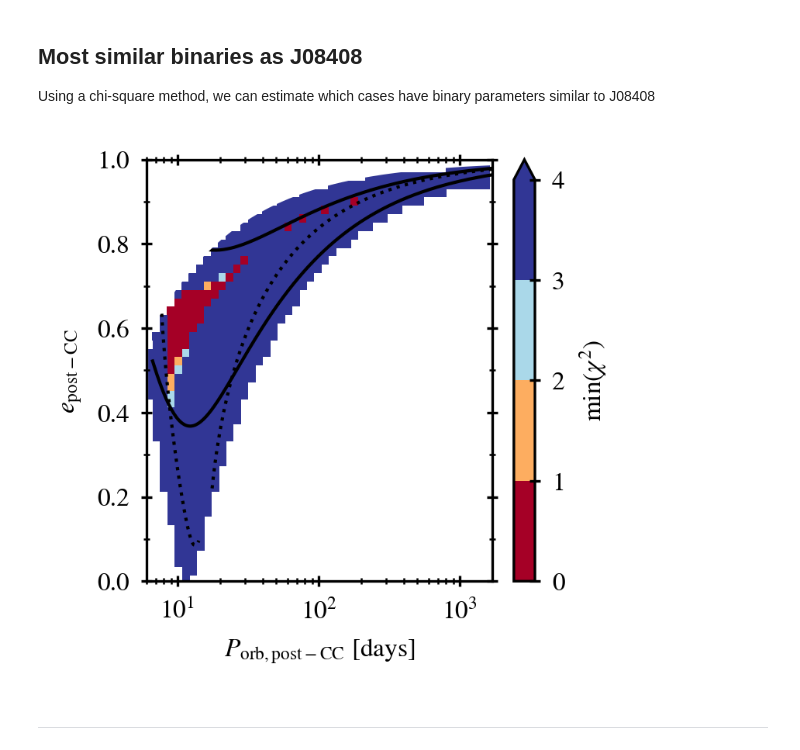
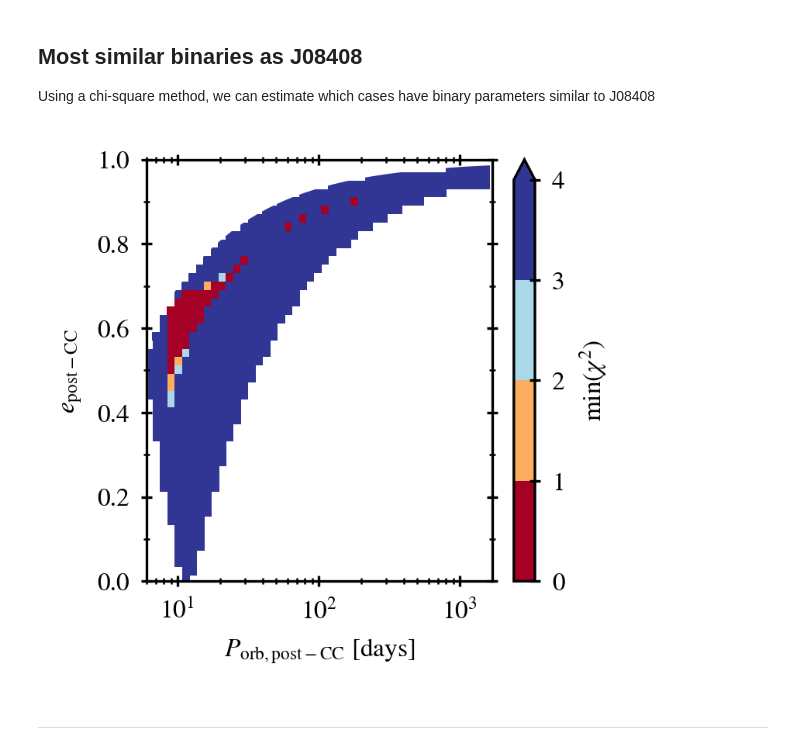
Before and after one commit to asimazbunzel/j08408, a Jupyter notebook: notebooks/grid-of-star-plus-ns.ipynb, the cells around one changed output. Drawn from its saved outputs; the diff is of its cells as text; code cells hidden in the pictures.

```diff
--- a/notebooks/grid-of-star-plus-ns.ipynb
+++ b/notebooks/grid-of-star-plus-ns.ipynb
@@ -177,6 +185,16 @@ def rlobe(m1, m2, separation):
     return RL
 
 
+def vorb(m1, m2, separation):
+    """Orbital velocity of a binary, circular orbit"""
+    m1 = m1 * Msun
+    m2 = m2 * Msun
+    separation = separation * Rsun
+
+    vorb = np.sqrt(standard_cgrav * (m1 + m2) / separation)
+    return vorb / 1e5  # km/s
+
+
 def get_line_of_constant_w(w):
     """For a given kick velocity, get orbital parameters matching velocity with a different
     set of theta values (angle in the orbital plane)
@@ -220,7 +238,14 @@ def get_line_of_constant_theta(theta, boundary=None, value=None):
     """
     # get period & eccentricity from linear momentum conservation
     _, P_f, e_f, _, _, _, _, _, _ = binary_orbits_after_kick(
-        aprecc, m1precc, m2precc, remnantmass, w_distro[:10000], theta, 0, id_distro[:10000]
+        aprecc,
+        m1precc,
+        m2precc,
+        remnantmass,
+        w_distro[:10000],
+        theta,
+        0,
+        id_distro[:10000],
     )
 
     # interpolate (this do not work for fixed theta values, just for kick strength)
@@ -312,7 +337,7 @@ def summary_with_patches(df, fig, ax):
             facecolor=state,
             lw=0,
             edgecolor="black",
-            zorder=-1
+            zorder=-1,
         )
 
         ax.add_patch(rect)
@@ -337,11 +362,13 @@ for k, e_tmp in enumerate(e_allorbits):
 
     # find out how many are above the limit for SN merger
     emax_tmp = 1 - (r2precc / a_tmp)
-    if e_tmp > emax_tmp: sn_merge_orbits[k] = 1
+    if e_tmp > emax_tmp:
+        sn_merge_orbits[k] = 1
 
     # find out how many have R/RL > 1 but without entering the SN merger regime
     R_div_RL_tmp = r2precc / rlobe(m2precc, remnantmass, a_tmp * (1 - e_tmp))
-    if R_div_RL_tmp > 1 and sn_merge_orbits[k] < 1: rlof_orbits[k] = 1
+    if R_div_RL_tmp > 1 and sn_merge_orbits[k] < 1:
+        rlof_orbits[k] = 1
 
 total_sn_merger = len(e_allorbits[abs(sn_merge_orbits - 1) < 1e-10])
 total_rlof = len(e_allorbits[abs(rlof_orbits - 1) < 1e-10])
@@ -540,7 +567,8 @@ def progenitors_with_patches(df, fig, ax, cmap, bounds, sm):
         nmodels = df["number_of_models"].iloc[k]
         chi2 = df["min_chi2"].iloc[k]
 
-        if nmodels <= 1: continue
+        if nmodels <= 1:
+            continue
 
         if chi2 < 1:
             state = sm.cmap(0.0)
@@ -577,7 +605,7 @@ def progenitors_with_patches(df, fig, ax, cmap, bounds, sm):
             facecolor=state,
             lw=0,
             edgecolor="black",
-            zorder=-1
+            zorder=-1,
         )
 
         ax.add_patch(rect)
@@ -611,7 +639,7 @@ list_cmap_colors = [
 cmap = colors.ListedColormap(list_cmap_colors)
 # cmap = plt.get_cmap("RdYlBu")
 bounds = np.arange(0, 5, 1)
-norm = colors.BoundaryNorm(boundaries=bounds, ncolors=len(bounds)-1)
+norm = colors.BoundaryNorm(boundaries=bounds, ncolors=len(bounds) - 1)
 sm = plt.cm.ScalarMappable(cmap=cmap, norm=norm)
 sm.set_array([])
 
@@ -622,37 +650,39 @@ cbar.minorticks_off()
 
 # limit on minimum separation (period) due to the presence of non-compact companion
 # a_f * (1 - e) = R_2 => e = 1 - (R_2 / a_f)
 porbs = np.logspace(np.log10(1), np.log10(np.max(p_grid)))
 eccmaxs = 1 - (r2precc / P_to_a(porbs, remnantmass, m2precc))
 ax.fill_between(porbs, eccmaxs, 1, color="white", zorder=1)
 ax.fill_between([4.0, 6], 0.01, 0.6, color="white", zorder=1)
 
 # lines of constant theta
-for theta in [np.pi/2, 3*np.pi/4]:#, 2*np.pi/3, 3*np.pi/4, np.pi]:
+for theta in [np.pi / 2, 3 * np.pi / 4]:  # , 2*np.pi/3, 3*np.pi/4, np.pi]:
+    break
     ls = ":"
-    if abs(theta - 3*np.pi/4) < 1e-6:
+    if abs(theta - 3 * np.pi / 4) < 1e-6:
         x_tmp, y_tmp, _ = get_line_of_constant_theta(theta, "below", 0.75)
         ax.plot(x_tmp, y_tmp, color="black", ls=ls, lw=1, zorder=0.9)
         x_tmp, y_tmp, _ = get_line_of_constant_theta(theta, "above", 0.75)
         ax.plot(x_tmp, y_tmp, color="black", ls=ls, lw=1, zorder=0.9)
-    elif abs(theta - 2*np.pi/3) < 1e-6:
+    elif abs(theta - 2 * np.pi / 3) < 1e-6:
         x_tmp, y_tmp, _ = get_line_of_constant_theta(theta, "below", 0.48)
         ax.plot(x_tmp, y_tmp, color="black", ls=ls, lw=1, zorder=0.9)
         x_tmp, y_tmp, _ = get_line_of_constant_theta(theta, "above", 0.40)
         ax.plot(x_tmp, y_tmp, color="black", ls=ls, lw=1, zorder=0.9)
     else:
         x_tmp, y_tmp, _ = get_line_of_constant_theta(theta)
         ax.plot(x_tmp, y_tmp, color="black", ls=ls, lw=1, zorder=99)
 
 # lines of constant kick strength
 for w in [120, 280]:
+    break
     x, y, _ = get_line_of_constant_w(w)
     ax.plot(x, y, color="black", ls="-", lw=1, zorder=0.9)
 
 if save_figures:
     plt.savefig("min_chi2.pdf")
 # %% [output]
-[figure, old version]
+[figure, new version]
 # %% [markdown]
 ---
 # %% [markdown]
```
Also changed, not shown: parts of 12 cells of this notebook.
